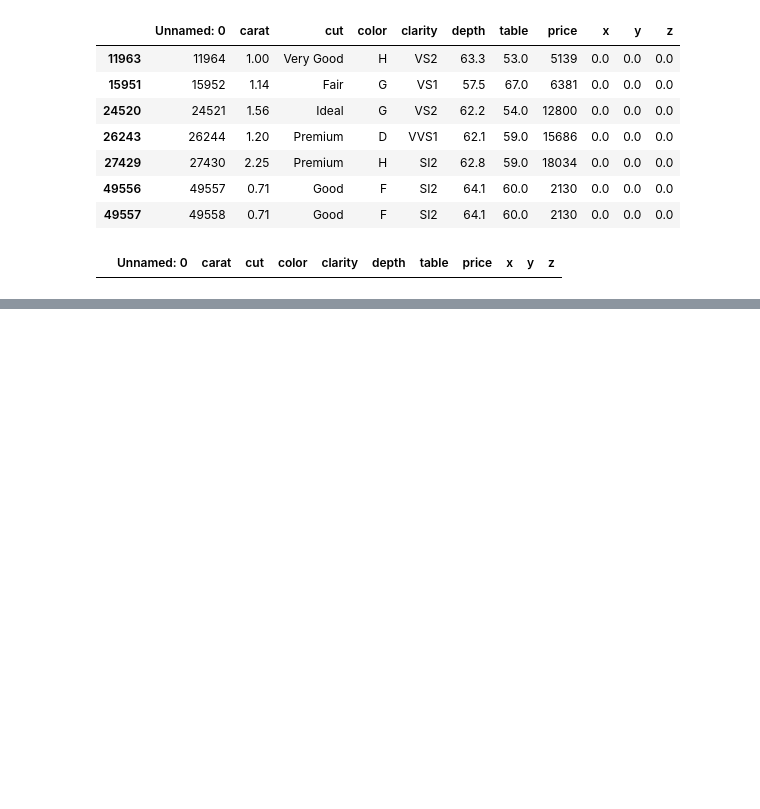
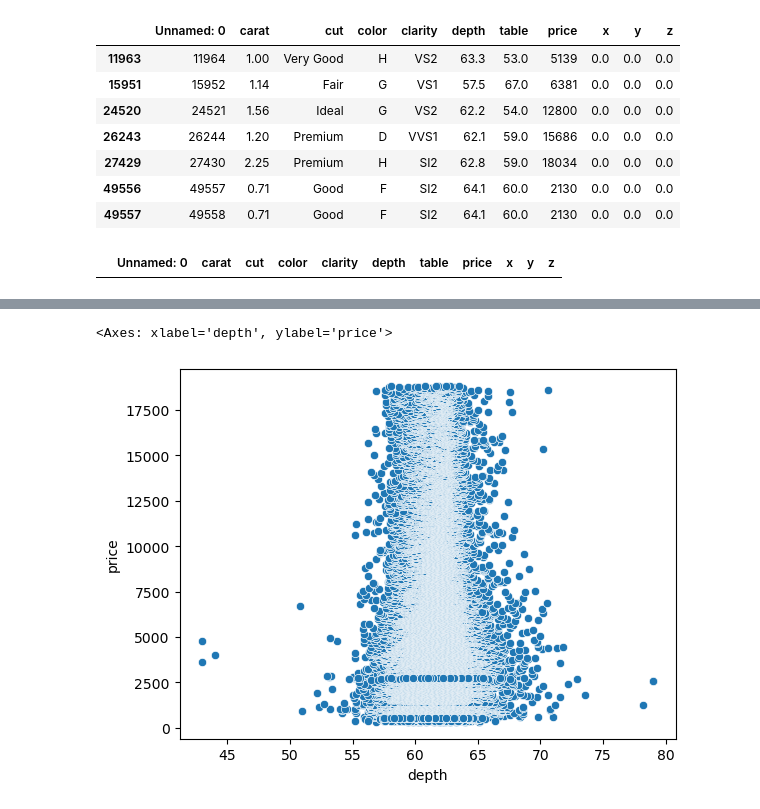
Before and after one commit to alyboii/at-lKurs, a Jupyter notebook: SVM/Diamond.ipynb, the cells around one changed output, grey strips where cells are left out. Saved outputs shown, nothing was run; the diff lists cells and outputs as text; code cells hidden in the pictures; blank space fills up the shorter version.

```diff
--- a/SVM/Diamond.ipynb
+++ b/SVM/Diamond.ipynb
@@ -85,0 +110,5 @@ dfclean[dfclean["y"]==0]
+# %%
+sns.scatterplot(x=dfclean["depth"],y=dfclean["price"])
+# %% [output]
+<Axes: xlabel='depth', ylabel='price'>
+[figure, added]
```
Also changed, not shown: parts of 37 cells of this notebook.
